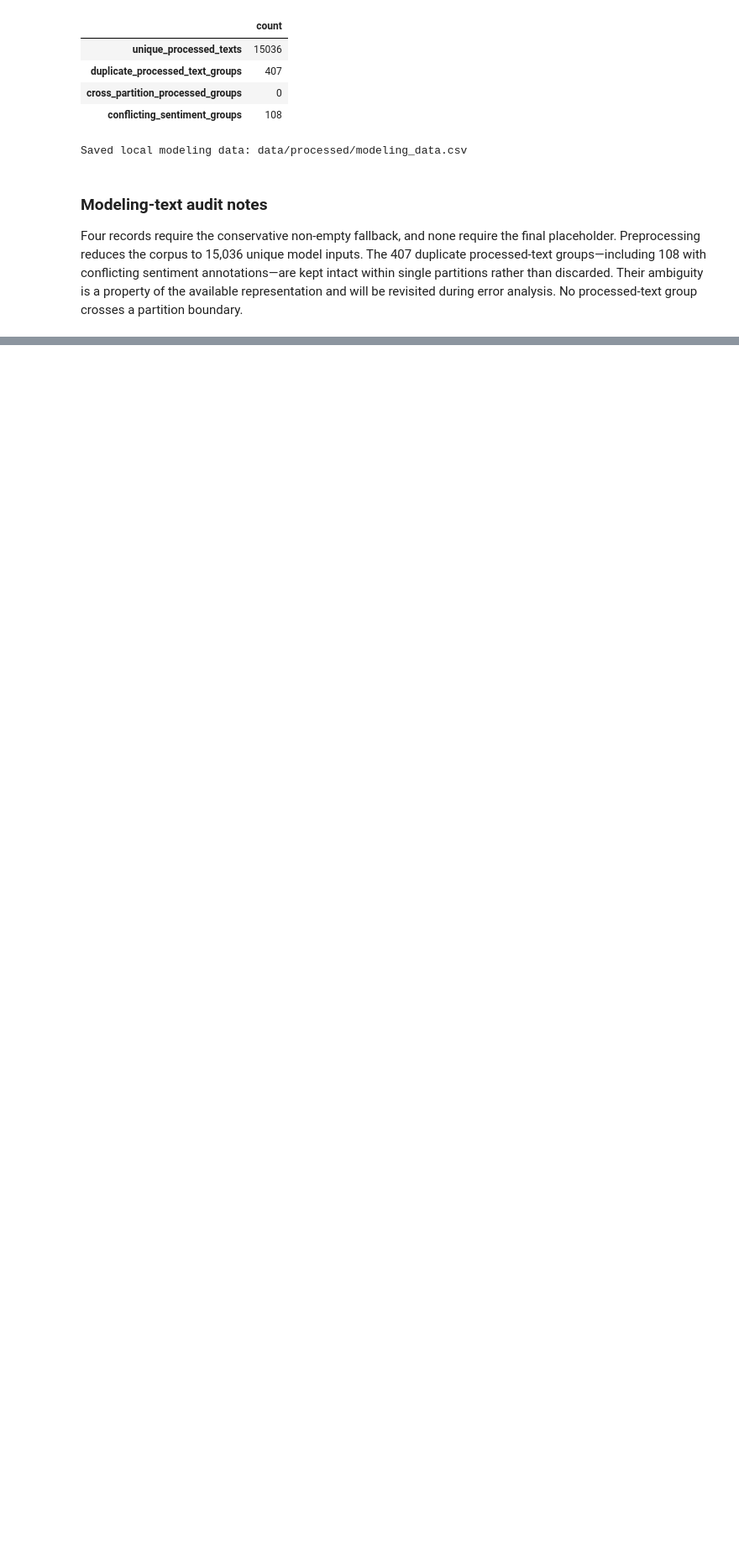
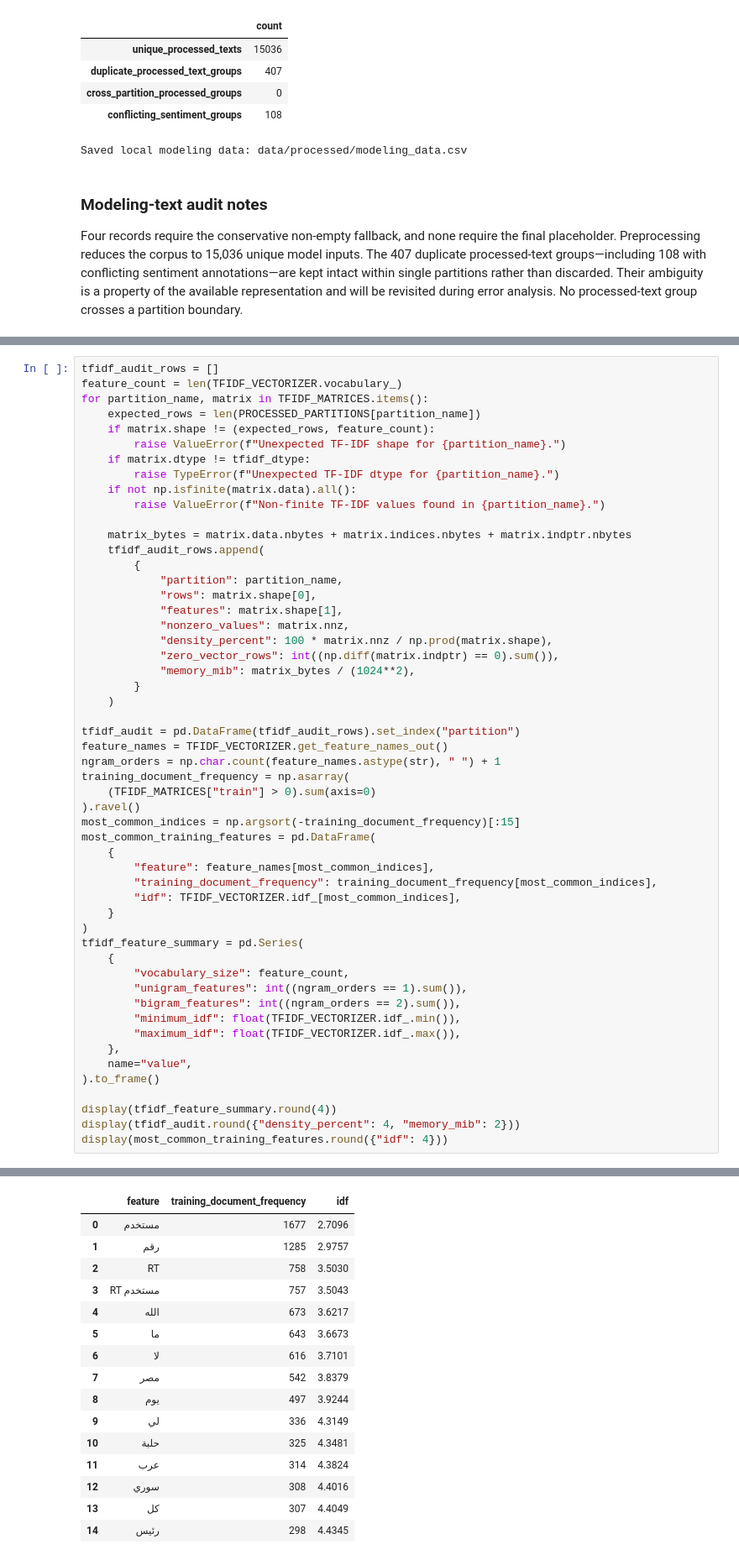
Before and after one commit to iAboud98/arabic-sentiment-analysis, a Jupyter notebook: notebooks/arabic_sentiment_analysis.ipynb, the cells around one changed output, grey strips where cells are left out. Shown at 84% size. Saved outputs shown, nothing was run; the diff lists cells and outputs as text; blank space fills up the shorter version.

```diff
--- a/notebooks/arabic_sentiment_analysis.ipynb
+++ b/notebooks/arabic_sentiment_analysis.ipynb
@@ -1162,0 +1206,54 @@ Four records require the conservative non-empty fallback, and none require the f
+# %%
+tfidf_audit_rows = []
+feature_count = len(TFIDF_VECTORIZER.vocabulary_)
+for partition_name, matrix in TFIDF_MATRICES.items():
+    expected_rows = len(PROCESSED_PARTITIONS[partition_name])
+    if matrix.shape != (expected_rows, feature_count):
+        raise ValueError(f"Unexpected TF-IDF shape for {partition_name}.")
+    if matrix.dtype != tfidf_dtype:
+        raise TypeError(f"Unexpected TF-IDF dtype for {partition_name}.")
+    if not np.isfinite(matrix.data).all():
+        raise ValueError(f"Non-finite TF-IDF values found in {partition_name}.")
+
+    matrix_bytes = matrix.data.nbytes + matrix.indices.nbytes + matrix.indptr.nbytes
+    tfidf_audit_rows.append(
+        {
+            "partition": partition_name,
+            "rows": matrix.shape[0],
+            "features": matrix.shape[1],
+            "nonzero_values": matrix.nnz,
+            "density_percent": 100 * matrix.nnz / np.prod(matrix.shape),
+            "zero_vector_rows": int((np.diff(matrix.indptr) == 0).sum()),
+            "memory_mib": matrix_bytes / (1024**2),
+        }
+    )
+
+tfidf_audit = pd.DataFrame(tfidf_audit_rows).set_index("partition")
+feature_names = TFIDF_VECTORIZER.get_feature_names_out()
+ngram_orders = np.char.count(feature_names.astype(str), " ") + 1
+training_document_frequency = np.asarray(
+    (TFIDF_MATRICES["train"] > 0).sum(axis=0)
+).ravel()
+most_common_indices = np.argsort(-training_document_frequency)[:15]
+most_common_training_features = pd.DataFrame(
+    {
+        "feature": feature_names[most_common_indices],
+        "training_document_frequency": training_document_frequency[most_common_indices],
+        "idf": TFIDF_VECTORIZER.idf_[most_common_indices],
+    }
+)
+tfidf_feature_summary = pd.Series(
+    {
+        "vocabulary_size": feature_count,
+        "unigram_features": int((ngram_orders == 1).sum()),
+        "bigram_features": int((ngram_orders == 2).sum()),
+        "minimum_idf": float(TFIDF_VECTORIZER.idf_.min()),
+        "maximum_idf": float(TFIDF_VECTORIZER.idf_.max()),
+    },
+    name="value",
+).to_frame()
+
+display(tfidf_feature_summary.round(4))
+display(tfidf_audit.round({"density_percent": 4, "memory_mib": 2}))
+display(most_common_training_features.round({"idf": 4}))
+# %% [output]
@@ -1162,0 +1271,16 @@ Four records require the conservative non-empty fallback, and none require the f
+|  | feature | training_document_frequency | idf |
+| 0 | مستخدم | 1677 | 2.7096 |
+| 1 | رقم | 1285 | 2.9757 |
+| 2 | RT | 758 | 3.5030 |
+| 3 | RT مستخدم | 757 | 3.5043 |
+| 4 | الله | 673 | 3.6217 |
+| 5 | ما | 643 | 3.6673 |
+| 6 | لا | 616 | 3.7101 |
+| 7 | مصر | 542 | 3.8379 |
+| 8 | يوم | 497 | 3.9244 |
+| 9 | لي | 336 | 4.3149 |
+| 10 | حلبة | 325 | 4.3481 |
+| 11 | عرب | 314 | 4.3824 |
+| 12 | سوري | 308 | 4.4016 |
+| 13 | كل | 307 | 4.4049 |
+| 14 | رئيس | 298 | 4.4345 |
```
Also changed, not shown: parts of 6 cells of this notebook, 1 other file.
